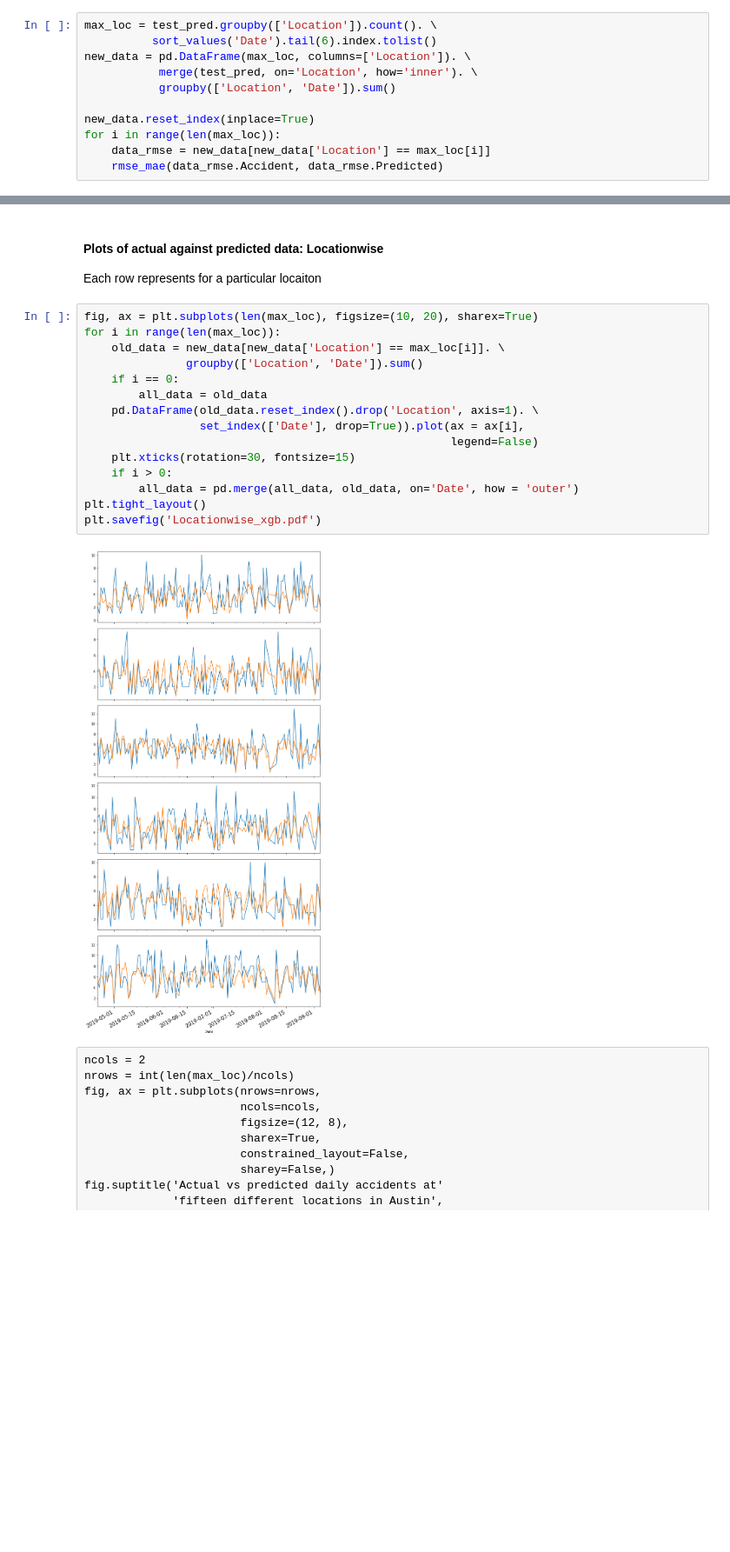
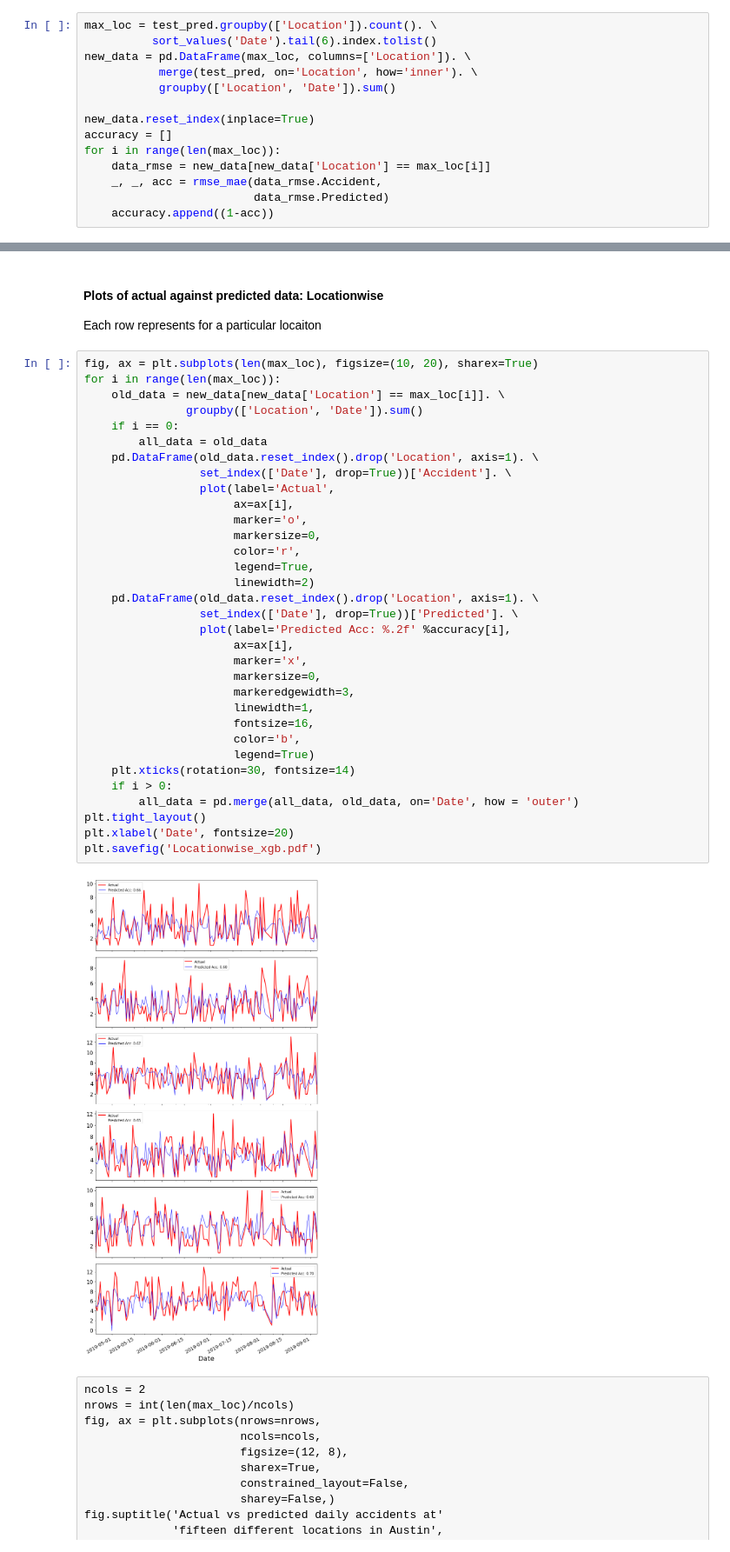
Before and after one commit to rameshadhikari1/Project1, a Jupyter notebook: datafiles/time_series_and_predictive_machine_learning_project1.ipynb, the cells around one changed output, grey strips where cells are left out. Shown at 87% size. Cells and saved outputs as stored; diff of their text form; blank space fills up the shorter version.

```diff
--- a/datafiles/time_series_and_predictive_machine_learning_project1.ipynb
+++ b/datafiles/time_series_and_predictive_machine_learning_project1.ipynb
@@ -1028,7 +1078,10 @@ new_data = pd.DataFrame(max_loc, columns=['Location']). \
            groupby(['Location', 'Date']).sum()
 
 new_data.reset_index(inplace=True)
+accuracy = []
 for i in range(len(max_loc)):
     data_rmse = new_data[new_data['Location'] == max_loc[i]]
-    rmse_mae(data_rmse.Accident, data_rmse.Predicted)
+    _, _, acc = rmse_mae(data_rmse.Accident,
+                         data_rmse.Predicted)
+    accuracy.append((1-acc))
 # %% [output]
@@ -1055,20 +1108,38 @@ Each row represents for a particular locaiton
 # %%
 fig, ax = plt.subplots(len(max_loc), figsize=(10, 20), sharex=True)
 for i in range(len(max_loc)):
     old_data = new_data[new_data['Location'] == max_loc[i]]. \
                groupby(['Location', 'Date']).sum()
     if i == 0:
         all_data = old_data
     pd.DataFrame(old_data.reset_index().drop('Location', axis=1). \
-                 set_index(['Date'], drop=True)).plot(ax = ax[i],
-                                                      legend=False)
-    plt.xticks(rotation=30, fontsize=15)
+                 set_index(['Date'], drop=True))['Accident']. \
+                 plot(label='Actual',
+                      ax=ax[i],
+                      marker='o',
+                      markersize=0,
+                      color='r',
+                      legend=True,
+                      linewidth=2)
+    pd.DataFrame(old_data.reset_index().drop('Location', axis=1). \
+                 set_index(['Date'], drop=True))['Predicted']. \
+                 plot(label='Predicted Acc: %.2f' %accuracy[i],
+                      ax=ax[i],
+                      marker='x',
+                      markersize=0,
+                      markeredgewidth=3,
+                      linewidth=1,
+                      fontsize=16,
+                      color='b',
+                      legend=True)
+    plt.xticks(rotation=30, fontsize=14)
     if i > 0:
         all_data = pd.merge(all_data, old_data, on='Date', how = 'outer')
 plt.tight_layout()
+plt.xlabel('Date', fontsize=20)
 plt.savefig('Locationwise_xgb.pdf')
 # %% [output]
-[figure, old version]
+[figure, new version]
 # %% [raw]
 ncols = 2
 nrows = int(len(max_loc)/ncols)
```
Also changed, not shown: parts of 29 cells of this notebook, 1 other file.
